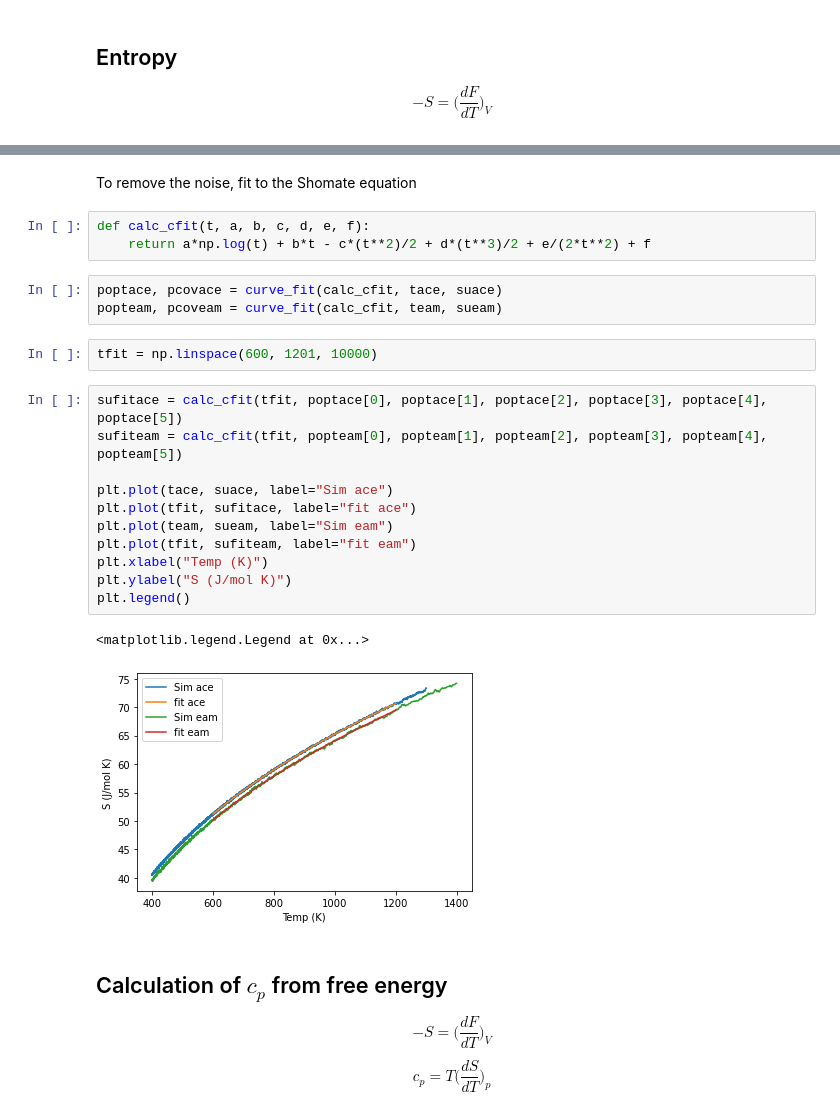
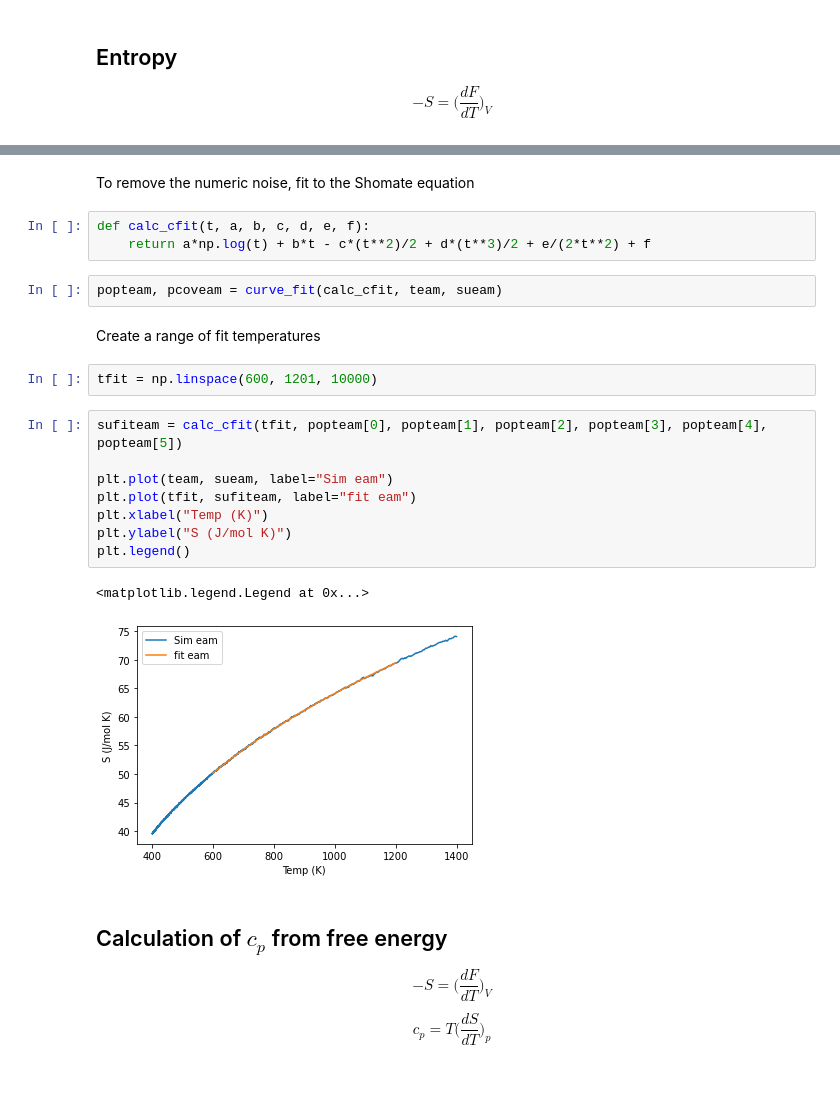
Before and after one commit to srmnitc/calphy-publication-examples, a Jupyter notebook: Application_D/analysis.ipynb, the cells around one changed output, grey strips where cells are left out. Saved outputs shown, nothing was run; the diff lists cells and outputs as text; blank space fills up the shorter version.

```diff
--- a/Application_D/analysis.ipynb
+++ b/Application_D/analysis.ipynb
@@ -94,27 +46,25 @@ Text(0, 0.5, 'S (eV/atom/K)')
 # %% [markdown]
-To remove the noise, fit to the Shomate equation
+To remove the numeric noise, fit to the Shomate equation
 # %%
 def calc_cfit(t, a, b, c, d, e, f):
     return a*np.log(t) + b*t - c*(t**2)/2 + d*(t**3)/2 + e/(2*t**2) + f
 # %%
-poptace, pcovace = curve_fit(calc_cfit, tace, suace)
 popteam, pcoveam = curve_fit(calc_cfit, team, sueam)
+# %% [markdown]
+Create a range of fit temperatures
 # %%
 tfit = np.linspace(600, 1201, 10000)
 # %%
-sufitace = calc_cfit(tfit, poptace[0], poptace[1], poptace[2], poptace[3], poptace[4], poptace[5])
 sufiteam = calc_cfit(tfit, popteam[0], popteam[1], popteam[2], popteam[3], popteam[4], popteam[5])
 
-plt.plot(tace, suace, label="Sim ace")
-plt.plot(tfit, sufitace, label="fit ace")
 plt.plot(team, sueam, label="Sim eam")
 plt.plot(tfit, sufiteam, label="fit eam")
 plt.xlabel("Temp (K)")
 plt.ylabel("S (J/mol K)")
 plt.legend()
 # %% [output]
 <matplotlib.legend.Legend at 0x...>
-[figure, old version]
+[figure, new version]
 # %% [markdown]
 ## Calculation of $c_p$ from free energy
 $$
```
Also changed, not shown: parts of 21 cells of this notebook, 4 other files.
